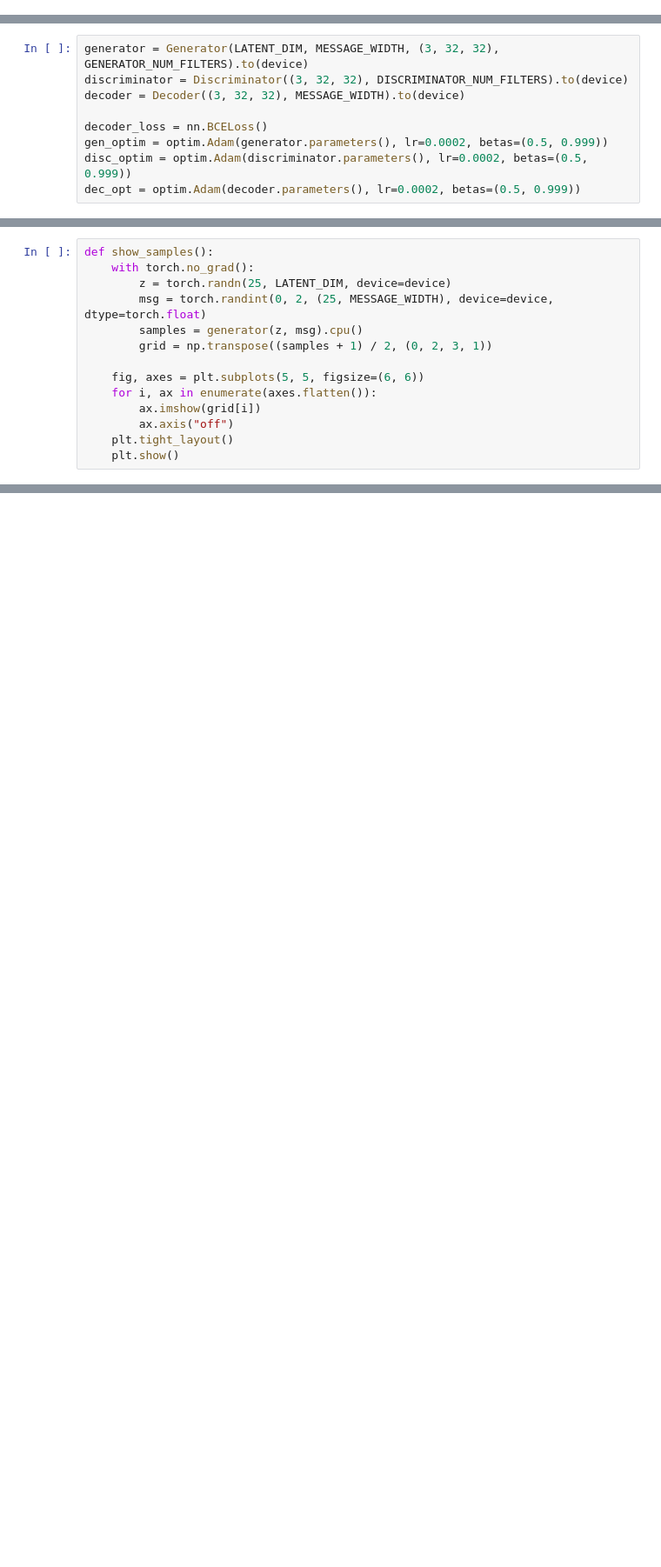
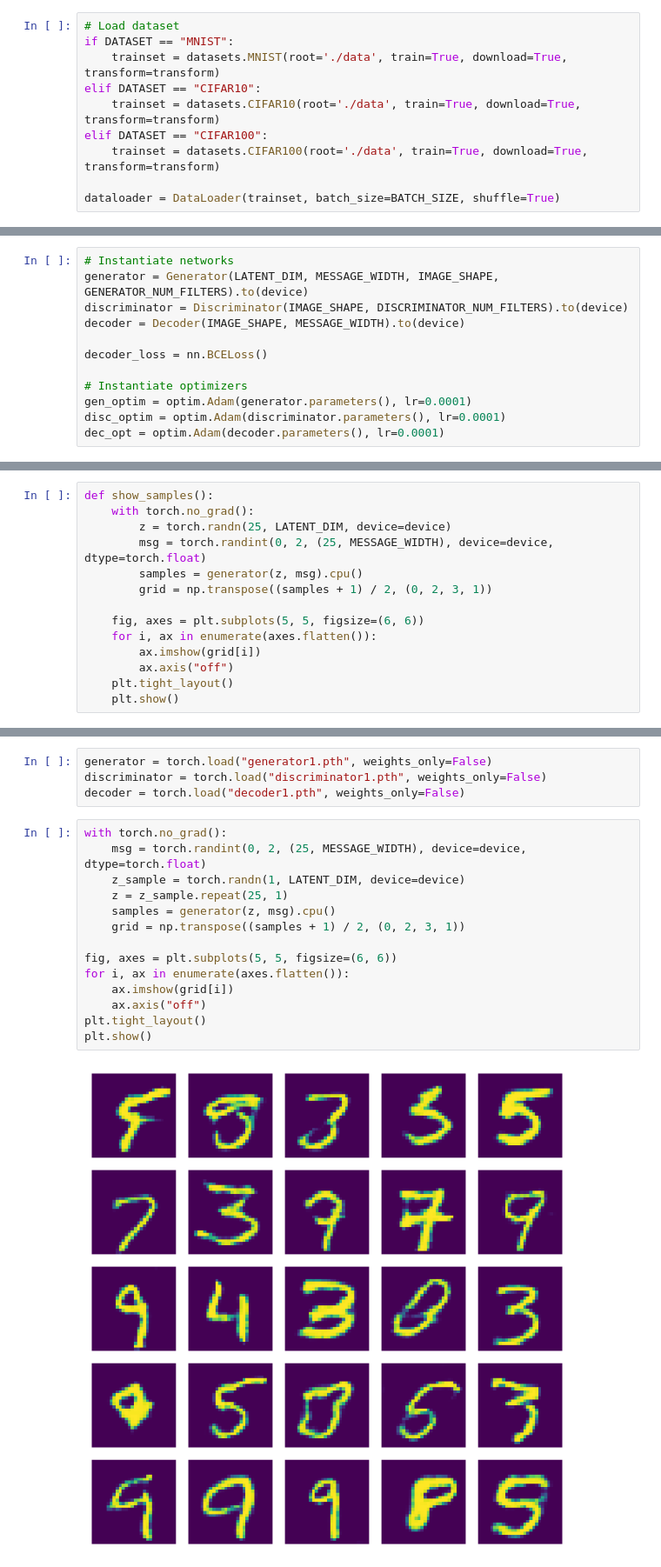
Before and after one commit to jameel-maayah/invisiGAN, a Jupyter notebook: train.ipynb, the cells around one changed output, grey strips where cells are left out. Shown at 87% size. Drawn from its saved outputs; the diff is of its cells as text; blank space fills up the shorter version.

```diff
--- a/train.ipynb
+++ b/train.ipynb
@@ -39,3 +128,13 @@ Files already downloaded and verified
+# %%
+# Load dataset
+if DATASET == "MNIST":
+    trainset = datasets.MNIST(root='./data', train=True, download=True, transform=transform)
+elif DATASET == "CIFAR10":
+    trainset = datasets.CIFAR10(root='./data', train=True, download=True, transform=transform)
+elif DATASET == "CIFAR100":
+    trainset = datasets.CIFAR100(root='./data', train=True, download=True, transform=transform)
+
+dataloader = DataLoader(trainset, batch_size=BATCH_SIZE, shuffle=True)
 # %%
 class Generator(nn.Module):
     def __init__(self, latent_dim, msg_width, img_shape, base_filters=128):
@@ -103,14 +226,17 @@ class Decoder(nn.Module):
     def forward(self, img):
         return self.model(img)
 # %%
-generator = Generator(LATENT_DIM, MESSAGE_WIDTH, (3, 32, 32), GENERATOR_NUM_FILTERS).to(device)
-discriminator = Discriminator((3, 32, 32), DISCRIMINATOR_NUM_FILTERS).to(device)
-decoder = Decoder((3, 32, 32), MESSAGE_WIDTH).to(device)
+# Instantiate networks
+generator = Generator(LATENT_DIM, MESSAGE_WIDTH, IMAGE_SHAPE, GENERATOR_NUM_FILTERS).to(device)
+discriminator = Discriminator(IMAGE_SHAPE, DISCRIMINATOR_NUM_FILTERS).to(device)
+decoder = Decoder(IMAGE_SHAPE, MESSAGE_WIDTH).to(device)
 
 decoder_loss = nn.BCELoss()
-gen_optim = optim.Adam(generator.parameters(), lr=0.0002, betas=(0.5, 0.999))
-disc_optim = optim.Adam(discriminator.parameters(), lr=0.0002, betas=(0.5, 0.999))
-dec_opt = optim.Adam(decoder.parameters(), lr=0.0002, betas=(0.5, 0.999))
+
+# Instantiate optimizers
+gen_optim = optim.Adam(generator.parameters(), lr=0.0001)
+disc_optim = optim.Adam(discriminator.parameters(), lr=0.0001)
+dec_opt = optim.Adam(decoder.parameters(), lr=0.0001)
 # %%
 def train():
     for epoch in range(EPOCHS):
@@ -380,0 +454,20 @@ Decoded ASCII message (JPEG):
+# %%
+generator = torch.load("generator1.pth", weights_only=False)
+discriminator = torch.load("discriminator1.pth", weights_only=False)
+decoder = torch.load("decoder1.pth", weights_only=False)
+# %%
+with torch.no_grad():
+    msg = torch.randint(0, 2, (25, MESSAGE_WIDTH), device=device, dtype=torch.float)
+    z_sample = torch.randn(1, LATENT_DIM, device=device)
+    z = z_sample.repeat(25, 1)
+    samples = generator(z, msg).cpu()
+    grid = np.transpose((samples + 1) / 2, (0, 2, 3, 1))
+
+fig, axes = plt.subplots(5, 5, figsize=(6, 6))
+for i, ax in enumerate(axes.flatten()):
+    ax.imshow(grid[i])
+    ax.axis("off")
+plt.tight_layout()
+plt.show()
+# %% [output]
+[figure, added]
```
Also changed, not shown: parts of 29 cells of this notebook.
